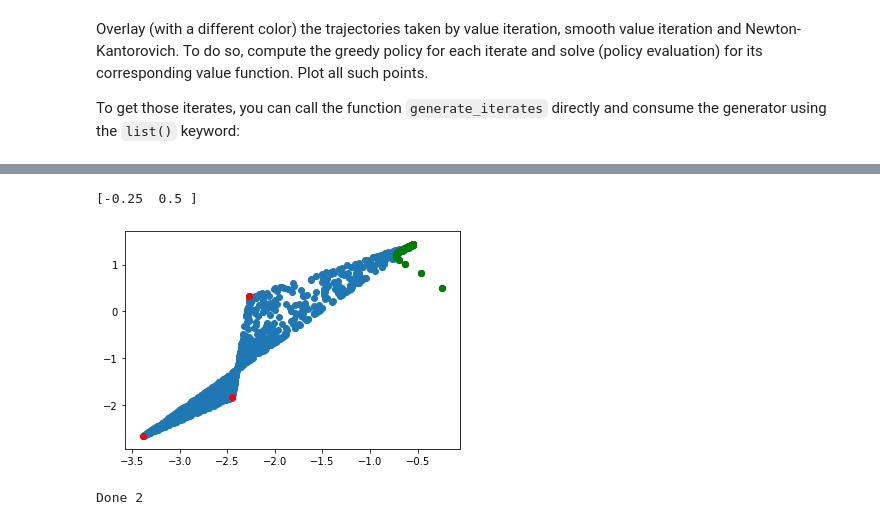
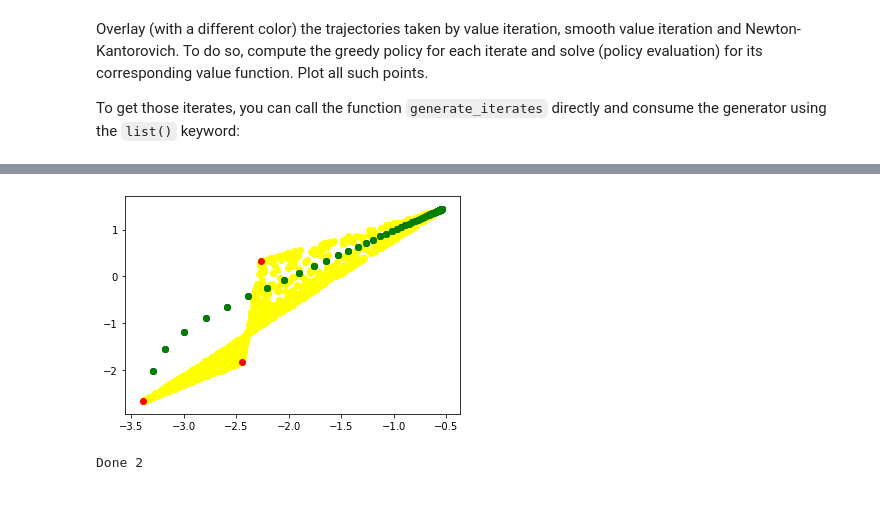
Before and after one commit to andreeadeac22/IFT6760H20, a Jupyter notebook: Copy_of_IFT6760_H20_A1_Template.ipynb, the cells around one changed output, grey strips where cells are left out. Saved outputs shown, nothing was run; the diff lists cells and outputs as text; code cells hidden in the pictures.

```diff
--- a/Copy_of_IFT6760_H20_A1_Template.ipynb
+++ b/Copy_of_IFT6760_H20_A1_Template.ipynb
@@ -219,14 +210,8 @@ def make_smooth_bellman_optimality_operator(P, R, discount, temperature):
     #softmaxed = softmax(1./temperature * v)
     #softmaxed_v = np.einsum('i,i->i', softmaxed, v)
     #r_pv = np.sum(np.add(R, discount * np.einsum('ijk,k->ji', P, softmaxed_v)), axis=-1)
-    #print("P ", P)
-    #print("v ", v)
     pv = np.einsum('ijk,k->ji', P, v)
-    #print("pv ", pv)
-    r_pv = np.add(R, discount * pv)
-    #print("r_pv ", r_pv)
-    #print("r_pv ", r_pv)
-    temp_lv = 1./temperature * r_pv
+    temp_lv = 1./temperature * np.add(R, discount * pv)
     #print("temp_lv ", temp_lv)
     max_col = np.reshape(np.max(temp_lv, axis=1), newshape=(nstates, 1))
     #print("max_col ", max_col)
@@ -542,30 +488,28 @@ print("Done 1")
 Done 1
 # %%
 smooth_bellman_optimality_operator = make_smooth_bellman_optimality_operator(*mdp, default_temperature)
-smoothtrajectory = generate_iterates(np.zeros((nstates,)), smooth_bellman_optimality_operator, default_termination)
+smoothtrajectory = generate_iterates(starting_v, smooth_bellman_optimality_operator, default_termination)
 
 smooth_x = []
 smooth_y = []
 for e in list(smoothtrajectory):
   #print("e ", e)
-
-  argmax_a = np.argmax(np.add(R, discount * np.einsum('ijk,k->ji', P, e)), axis=1)
-  pol = np.eye(P.shape[-1])[argmax_a]
-  pol_v = direct_policy_evaluation(*mdp, pol)
+  #argmax_a = np.argmax(np.add(R, discount * np.einsum('ijk,k->ji', P, e)), axis=1)
+  #pol = np.eye(P.shape[-1])[argmax_a]
+  #pol_v = direct_policy_evaluation(*mdp, pol)
   smooth_x.append(e[0])
   smooth_y.append(e[1])
 
-plt.scatter(x, y)
+plt.scatter(x, y, c='yellow')
 plt.scatter(det_x, det_y, c='red')
 plt.scatter(px, py, c='black')
 plt.scatter(smooth_x, smooth_y, c='green')
 plt.show()
 
 print("Done 2")
 # %% [output]
+[figure, new version]
-[-0.25  0.5 ]
+Done 2
-[figure, old version]
-Done 2
 # %%
 smooth_bellman_optimality_operator = make_smooth_bellman_optimality_operator(*mdp, default_temperature)
 gateaux_derivative = make_gateaux_derivative(*mdp, default_temperature)
```
Also changed, not shown: parts of 17 cells of this notebook.
